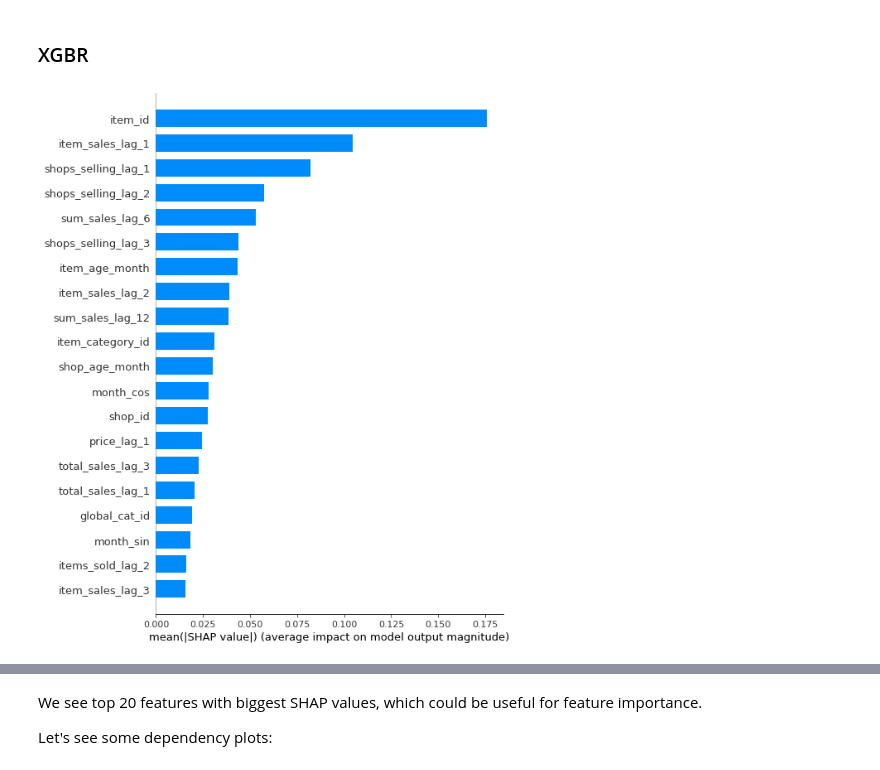
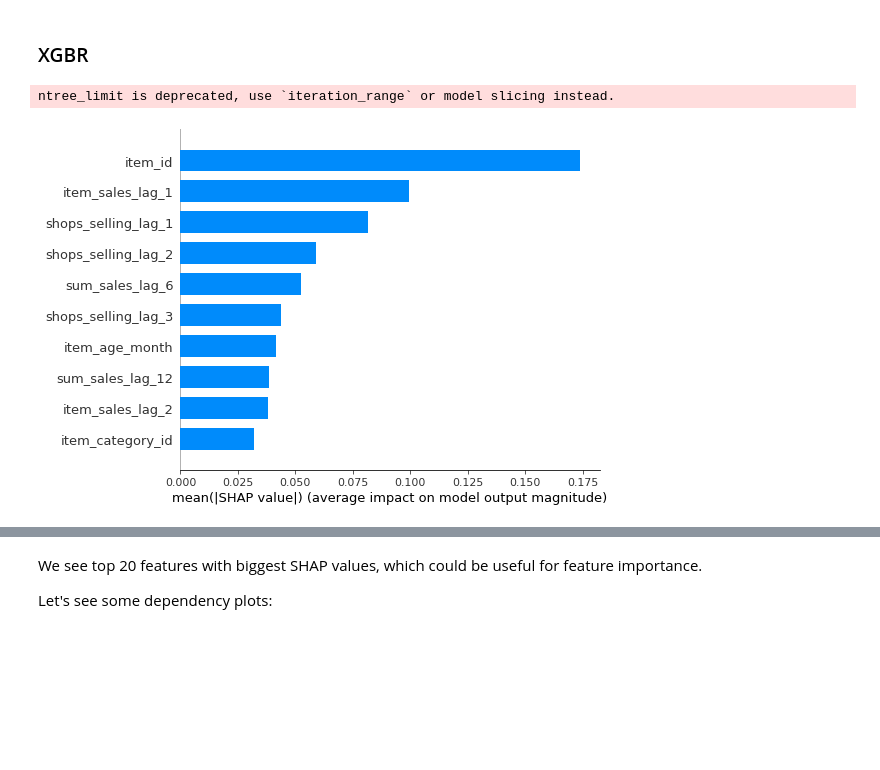
Before and after one commit to masha-mcr/DS_practice, a Jupyter notebook: future_sales_prediction/notebooks/3. Advanced modeling.ipynb, the cells around one changed output, grey strips where cells are left out. Drawn from its saved outputs; the diff is of its cells as text; code cells hidden in the pictures; blank space fills up the shorter version.

```diff
--- a/future_sales_prediction/notebooks/3. Advanced modeling.ipynb
+++ b/future_sales_prediction/notebooks/3. Advanced modeling.ipynb
@@ -580,17 +583,16 @@ train RMSE - 2.556, val RMSE - 1.834
 # %% [markdown]
 #### Hyperopt results aren't so good for some reason, maybe I'll add Grid/Random search later or fix hyperopt
 # %%
-random_grid = {'max_depth': np.arange(3,21),
-             'max_features': ['auto', 'sqrt'],
-             'min_samples_leaf': np.arange(1,20,2),
-             'min_samples_split': np.arange(2, 50, 2),
-             'n_estimators': [50, 90, 100, 130, 150, 200, 250, 300],
-             'max_features': ['sqrt', 1, 0.5],
+rfr_grid = {'max_depth': np.arange(5,21),
+             'min_samples_leaf': np.arange(1,20,3),
+             'min_samples_split': np.arange(10, 50, 4),
+             'n_estimators': [50, 100, 150, 200, 250, 300],
+             'max_features': ['auto','sqrt', 1, 0.5, 0.3, 0.7],
              'max_samples':  [0.3, 0.5, 0.7, 1]
              }
 # %%
 from sklearn.model_selection import RandomizedSearchCV, GridSearchCV
 
-rfr_tuned = RandomForestRegressor(random_state=1001)
-rfr_random = RandomizedSearchCV(estimator = rfr_tuned, param_distributions = random_grid, n_iter = 20, cv = 3, verbose=2, random_state=1001, n_jobs = -1)# Fit the random search model
-rfr_random.fit(t_x, t_y)
+rfr_random_search = RandomizedSearchCV(estimator=RandomForestRegressor(random_state=1001), param_distributions = rfr_grid, n_iter = 20, cv = 3, verbose=2, random_state=1001, n_jobs = -1)# Fit the random search model
+rfr_random_search.fit(t_x, t_y.ravel())
+rfr_random_search.best_params_
@@ -598,0 +614,5 @@ Fitting 3 folds for each of 20 candidates, totalling 60 fits
+# %%
+rfr = RandomForestRegressor(random_state=1001)
+rfr_grid_search = GridSearchCV(estimator = rfr, param_grid = rfr_grid, cv = 3, n_jobs = -1, verbose=1)
+rfr_grid_search.fit(t_x, t_y.ravel())
+rfr_grid_search.best_params_
@@ -663,8 +685,10 @@ t_x_sample = t_x.sample(n=1000, random_state=1001) #for faster computation
 # %%
 xgbr_explainer = shap.TreeExplainer(xgbr_tuned)
 # %%
-shap_values = xgbr_explainer.shap_values(t_x_sample)
+xgbr_shap_values = xgbr_explainer.shap_values(t_x_sample)
+# %% [output]
+ntree_limit is deprecated, use `iteration_range` or model slicing instead.
 # %%
-shap.summary_plot(shap_values, t_x_sample, feature_names=t_x.columns, plot_type="bar")
+shap.summary_plot(xgbr_shap_values, t_x_sample, feature_names=t_x.columns, plot_type="bar", max_display=10)
 # %% [output]
-[figure, old version]
+[figure, new version]
```
Also changed, not shown: parts of 35 cells of this notebook.
